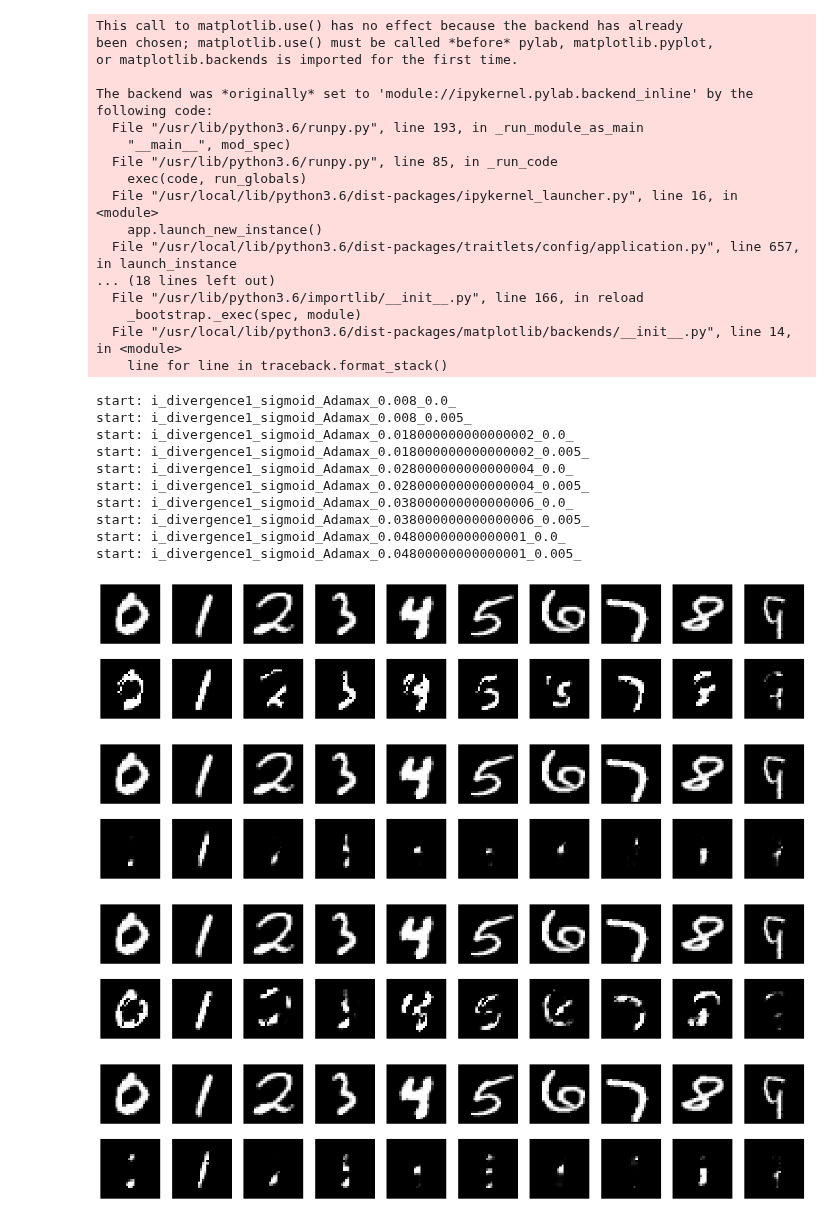
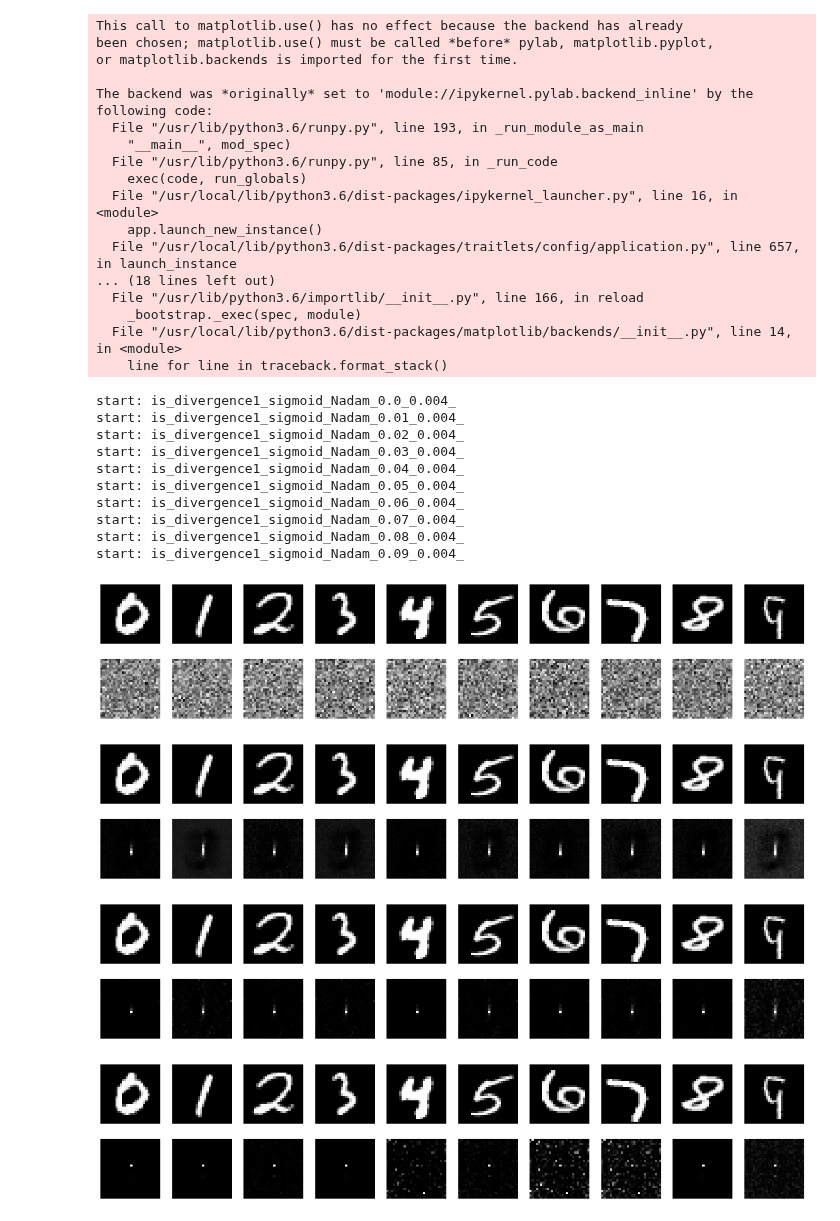
Before and after one commit to s1230038/autoencoder, a Jupyter notebook: AutoencoderForThesis.ipynb, the cells around one changed output. Cells and saved outputs as stored; diff of their text form; code cells hidden in the pictures.

Commit message:
lossfs = [is_divergence1] acts = ["sigmoid"] list1  = np.arange(0.0, 0.1, 0.01) list2  = [0.004]

```diff
--- a/AutoencoderForThesis.ipynb
+++ b/AutoencoderForThesis.ipynb
@@ -72,13 +77,13 @@ lossfs = [losses.mean_squared_error, i_divergence1, i_divergence2, is_divergence
 acts = ["relu", "sigmoid"]
 opzs = ["SGD", "RMSprop", "Adagrad", "Adadelta", "Adam", "Adamax", "Nadam"]
 '''
-lossfs = [i_divergence1]
+lossfs = [is_divergence1]
 acts = ["sigmoid"]
-list1  = np.arange(0.008, 0.05, 0.01)
-list2  = np.arange(0.0, 0.01, 0.005)
+list1  = np.arange(0.0, 0.1, 0.01)
+list2  = [0.004]
 # ------------------------------------------
 for loss, dact, op1, op2 in product(lossfs, acts, list1, list2):
-  optimizer = optimizers.Adamax(lr=op1, decay=op2)
+  optimizer = optimizers.Nadam(lr=op1, schedule_decay=op2)
   file_prefix = loss.__name__ + '_' + dact + '_' + optimizer.__class__.__name__ + '_'  + str(op1) + '_' + str(op2) + '_'
   print("start: " + file_prefix )
   encoding_dim = 32
@@ -132,7 +139,7 @@ import matplotlib.pyplot as plt
 
 # ------------------------------------------
 for loss, dact, op1, op2 in product(lossfs, acts, list1, list2):
-  optimizer = optimizers.Adamax(lr=op1, decay=op2)
+  optimizer = optimizers.Nadam(lr=op1, schedule_decay=op2)
   file_prefix = loss.__name__ + '_' + dact + '_' + optimizer.__class__.__name__ + '_'  + str(op1) + '_' + str(op2) + '_'
   print("start: " + file_prefix )
   encoding_dim = 32
@@ -163,44 +170,44 @@ for loss, dact, op1, op2 in product(lossfs, acts, list1, list2):
 
       # 変換された画像を表示
       ax = plt.subplot(2, 10, label+1+10)
       plt.imshow(decoded_imgs[i].reshape(28, 28))
       plt.gray()
       ax.get_xaxis().set_visible(False)
       ax.get_yaxis().set_visible(False)
 
       label+=1
   #  plt.show() #show()するとファイルに保存できないことに注意。
   plt.savefig(file_prefix + 'numbers.png')
   autoencoder.reset_states()
 # %% [output]
 This call to matplotlib.use() has no effect because the backend has already
 been chosen; matplotlib.use() must be called *before* pylab, matplotlib.pyplot,
 or matplotlib.backends is imported for the first time.
 
 The backend was *originally* set to 'module://ipykernel.pylab.backend_inline' by the following code:
   File "/usr/lib/python3.6/runpy.py", line 193, in _run_module_as_main
     "__main__", mod_spec)
   File "/usr/lib/python3.6/runpy.py", line 85, in _run_code
     exec(code, run_globals)
   File "/usr/local/lib/python3.6/dist-packages/ipykernel_launcher.py", line 16, in <module>
     app.launch_new_instance()
   File "/usr/local/lib/python3.6/dist-packages/traitlets/config/application.py", line 657, in launch_instance
 ... (18 lines left out)
   File "/usr/lib/python3.6/importlib/__init__.py", line 166, in reload
     _bootstrap._exec(spec, module)
   File "/usr/local/lib/python3.6/dist-packages/matplotlib/backends/__init__.py", line 14, in <module>
     line for line in traceback.format_stack()
-start: i_divergence1_sigmoid_Adamax_0.008_0.0_
-start: i_divergence1_sigmoid_Adamax_0.008_0.005_
-start: i_divergence1_sigmoid_Adamax_0.018000000000000002_0.0_
-start: i_divergence1_sigmoid_Adamax_0.018000000000000002_0.005_
-start: i_divergence1_sigmoid_Adamax_0.028000000000000004_0.0_
-start: i_divergence1_sigmoid_Adamax_0.028000000000000004_0.005_
-start: i_divergence1_sigmoid_Adamax_0.038000000000000006_0.0_
-start: i_divergence1_sigmoid_Adamax_0.038000000000000006_0.005_
-start: i_divergence1_sigmoid_Adamax_0.04800000000000001_0.0_
-start: i_divergence1_sigmoid_Adamax_0.04800000000000001_0.005_
+start: is_divergence1_sigmoid_Nadam_0.0_0.004_
+start: is_divergence1_sigmoid_Nadam_0.01_0.004_
+start: is_divergence1_sigmoid_Nadam_0.02_0.004_
+start: is_divergence1_sigmoid_Nadam_0.03_0.004_
+start: is_divergence1_sigmoid_Nadam_0.04_0.004_
+start: is_divergence1_sigmoid_Nadam_0.05_0.004_
+start: is_divergence1_sigmoid_Nadam_0.06_0.004_
+start: is_divergence1_sigmoid_Nadam_0.07_0.004_
+start: is_divergence1_sigmoid_Nadam_0.08_0.004_
+start: is_divergence1_sigmoid_Nadam_0.09_0.004_
-[figure, old version]
+[figure, new version]
-[figure, old version]
+[figure, new version]
-[figure, old version]
+[figure, new version]
-[figure, old version]
+[figure, new version]
```
Also changed, not shown: parts of 4 cells of this notebook.
